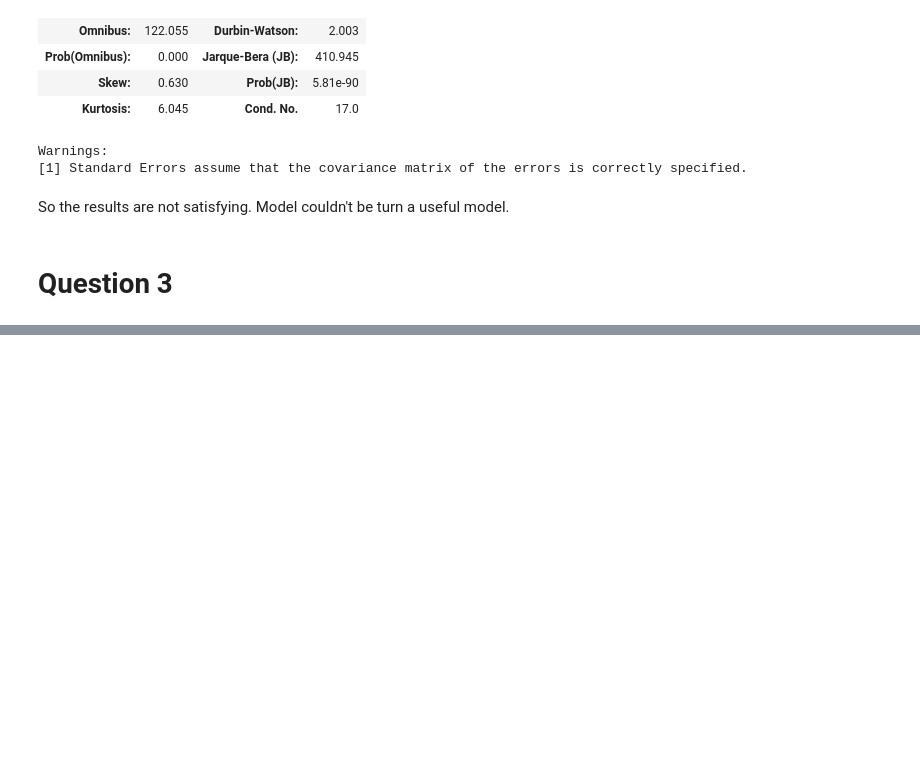
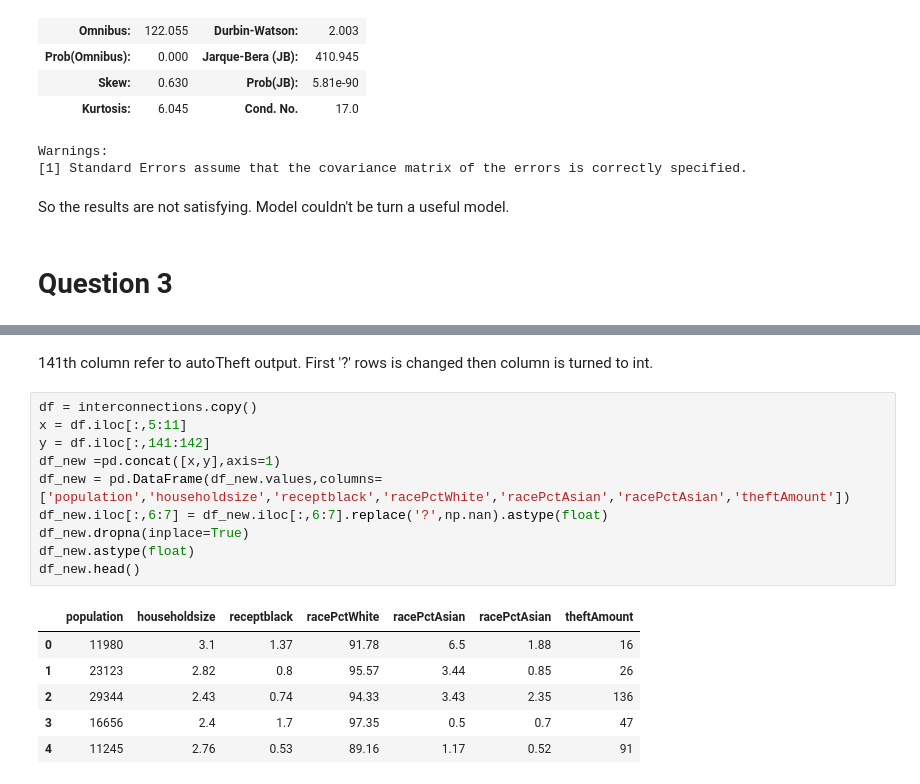
Before and after one commit to Teks5/2022-MAT555E, a Jupyter notebook: HW2/H2_Solutions_MuratTeksin.ipynb, the cells around one changed output, grey strips where cells are left out. Cells and saved outputs as stored; diff of their text form; blank space fills up the shorter version.

```diff
--- a/HW2/H2_Solutions_MuratTeksin.ipynb
+++ b/HW2/H2_Solutions_MuratTeksin.ipynb
@@ -404 +415,20 @@ interconnections.head()
+# %% [markdown]
+141th column refer to autoTheft output. First '?' rows is changed then column is turned to int.
+# %%
+df = interconnections.copy()
+x = df.iloc[:,5:11]
+y = df.iloc[:,141:142]
+df_new =pd.concat([x,y],axis=1)
+df_new = pd.DataFrame(df_new.values,columns=['population','householdsize','receptblack','racePctWhite','racePctAsian','racePctAsian','theftAmount'])
+df_new.iloc[:,6:7] = df_new.iloc[:,6:7].replace('?',np.nan).astype(float)
+df_new.dropna(inplace=True)
+df_new.astype(float)
+df_new.head()
+# %% [output]
+|  | population | householdsize | receptblack | racePctWhite | racePctAsian | racePctAsian | theftAmount |
+| 0 | 11980 | 3.1 | 1.37 | 91.78 | 6.5 | 1.88 | 16 |
+| 1 | 23123 | 2.82 | 0.8 | 95.57 | 3.44 | 0.85 | 26 |
+| 2 | 29344 | 2.43 | 0.74 | 94.33 | 3.43 | 2.35 | 136 |
+| 3 | 16656 | 2.4 | 1.7 | 97.35 | 0.5 | 0.7 | 47 |
+| 4 | 11245 | 2.76 | 0.53 | 89.16 | 1.17 | 0.52 | 91 |
 # %%
```
Also changed, not shown: parts of 4 cells of this notebook.
